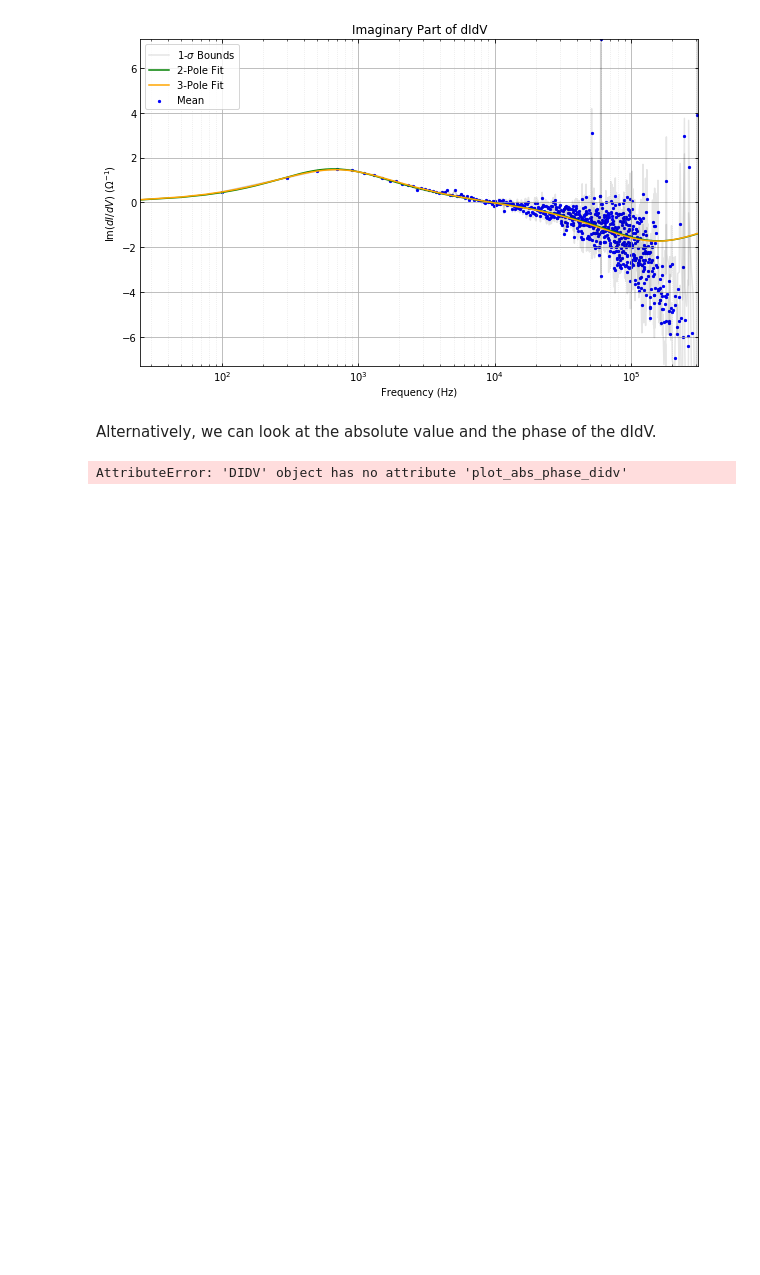
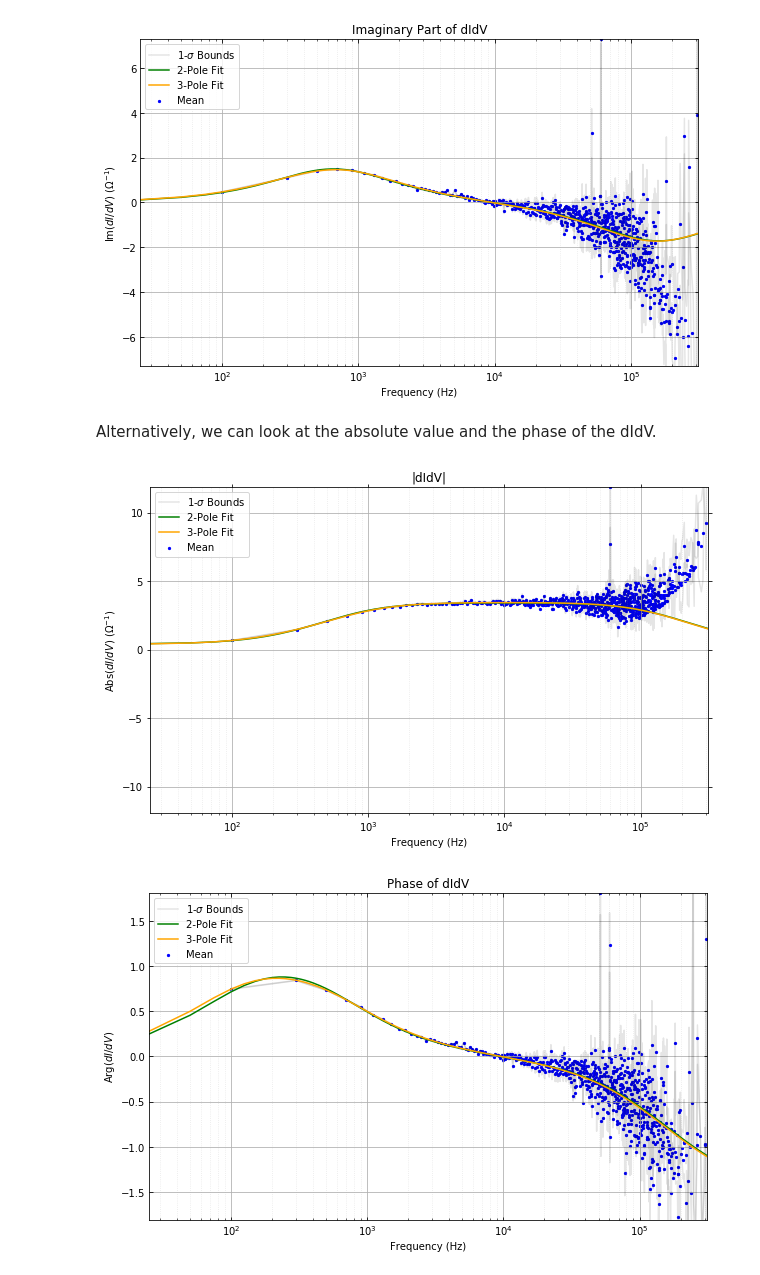
Before and after one commit to spice-herald/QETpy, a Jupyter notebook: demos/didv/test_didv.ipynb, the cells around one changed output. Drawn from its saved outputs; the diff is of its cells as text; code cells hidden in the pictures; blank space fills up the shorter version.

```diff
--- a/demos/didv/test_didv.ipynb
+++ b/demos/didv/test_didv.ipynb
@@ -128,6 +137,7 @@ didvfit.plot_re_im_didv(poles=[2,3])
 # %% [markdown]
 Alternatively, we can look at the absolute value and the phase of the dIdV.
 # %%
-didvfit.plot_abs_phase_didv(poles=[2,3])
+didvfit.plot_abs_phase_didv(poles=[2, 3], plotpriors=False)
 # %% [output]
-AttributeError: 'DIDV' object has no attribute 'plot_abs_phase_didv'
+[figure, added]
+[figure, added]
```
Also changed, not shown: parts of 7 cells of this notebook.
